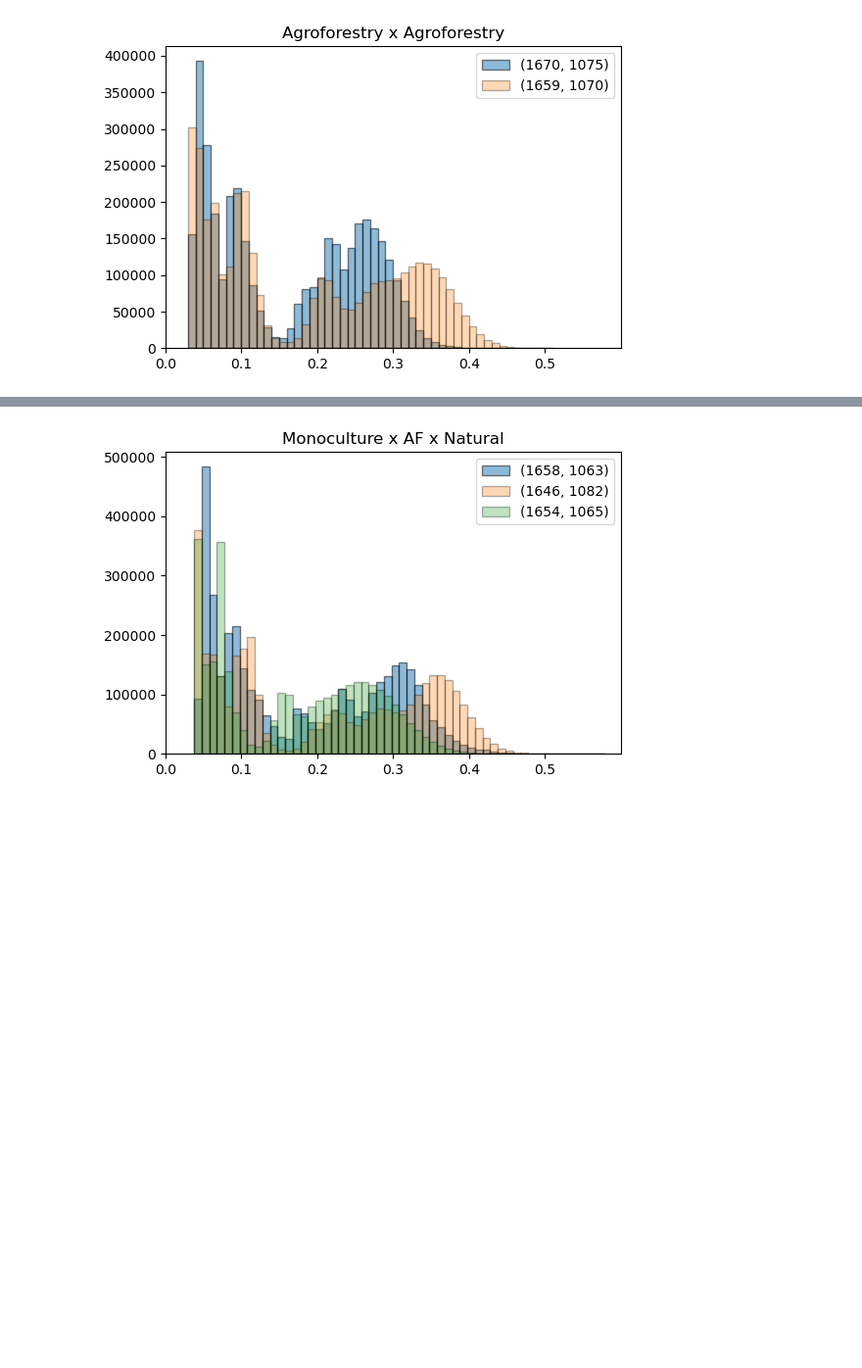
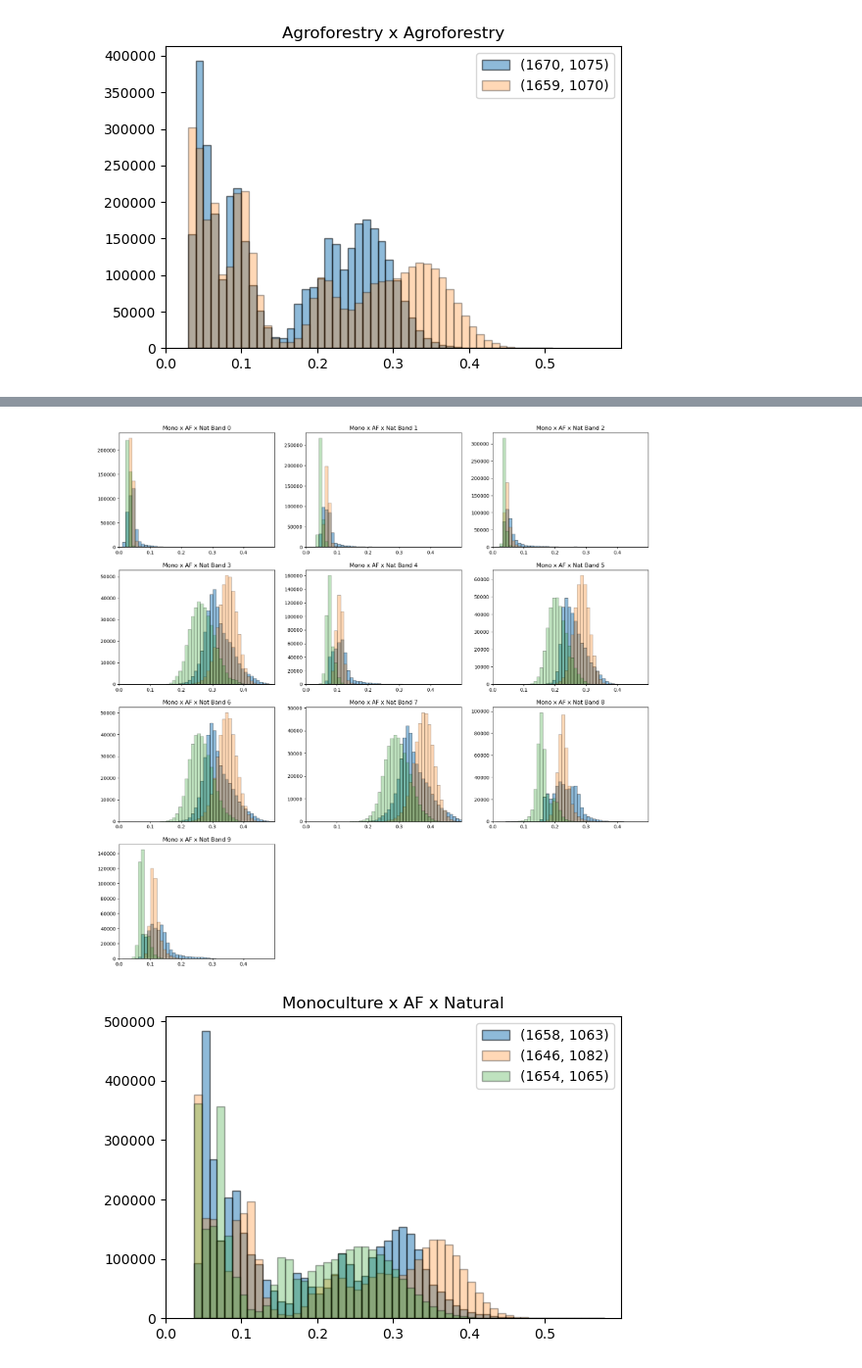
Before and after one commit to wri/plantation_classifier, a Jupyter notebook: notebooks/analyses/publication_visuals.ipynb, the cells around one changed output, grey strips where cells are left out. Shown at 98% size. Drawn from its saved outputs; the diff is of its cells as text; code cells hidden in the pictures; blank space fills up the shorter version.

```diff
--- a/notebooks/analyses/publication_visuals.ipynb
+++ b/notebooks/analyses/publication_visuals.ipynb
@@ -53,7 +58,13 @@ make.hist_compare_s2('ghana', (1670, 1075), (1659, 1070), 'Agroforestry x Agrofo
 # %%
 #make.hist_compare_s2_byband('ghana', (1668, 1074), (1669, 1073), 'Natural x Monoculture x AF, Abirem', (1668, 1075));
 # %%
-#make.hist_compare_s2_byband('ghana', (1668, 1074), (1669, 1073), 'Natural x Monoculture x AF, Abirem', (1668, 1075));
+# (1658, 1064),
+# (1648, 1083),
+# (1654, 1065)
+
+make.hist_compare_s2_byband('ghana', (1658, 1064), (1648, 1083), 'Mono x AF x Nat', (1654, 1065));
+# %% [output]
+[figure, added]
 # %%
 make.hist_compare_s2('ghana',
                      (1658, 1063), # Mono
```
Also changed, not shown: parts of 2 cells of this notebook, 3 other files.
